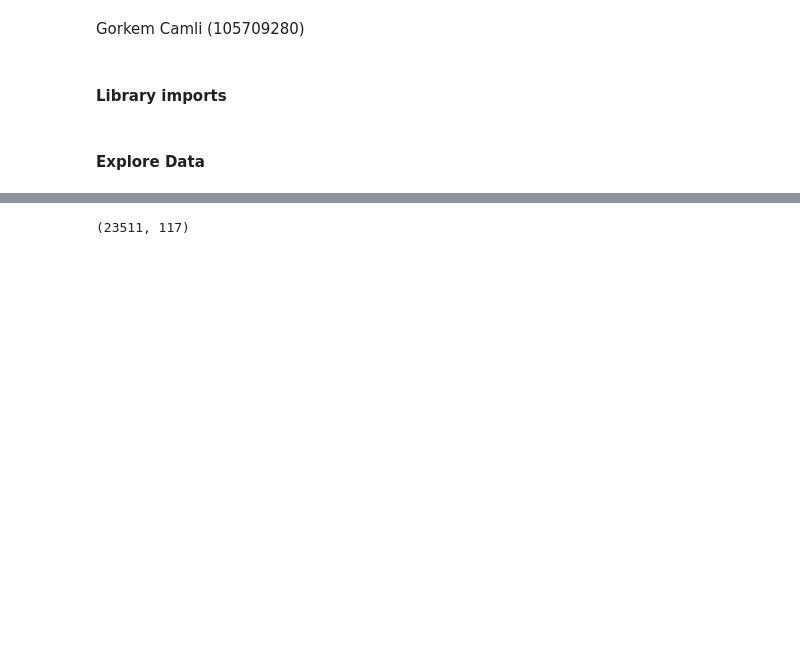
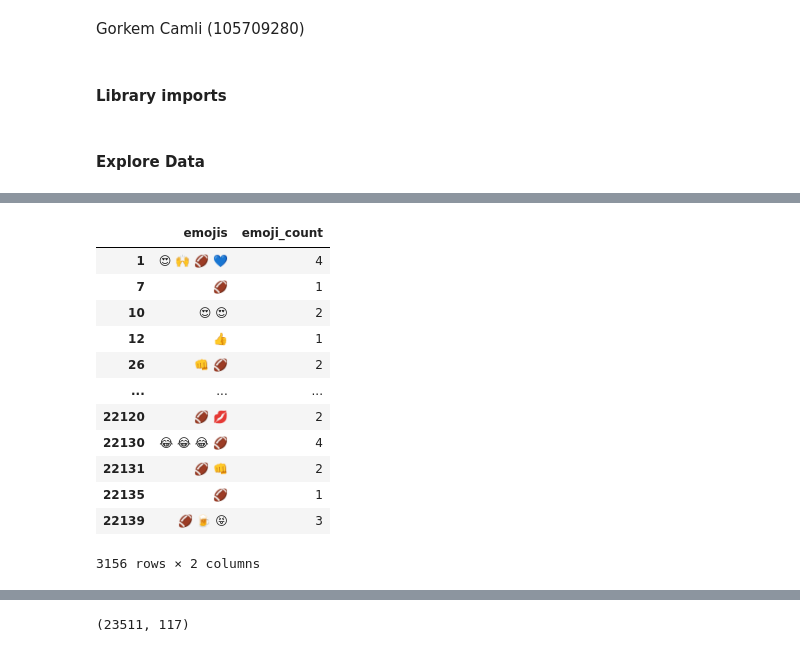
Before and after one commit to camligorkem/data-sicence-projects, a Jupyter notebook: project_4/Project_4_Part2_Twitter_Data.ipynb, the cells around one changed output, grey strips where cells are left out. Drawn from its saved outputs; the diff is of its cells as text; code cells hidden in the pictures; blank space fills up the shorter version.

```diff
--- a/project_4/Project_4_Part2_Twitter_Data.ipynb
+++ b/project_4/Project_4_Part2_Twitter_Data.ipynb
@@ -57,0 +227,16 @@ Columns: 117
+# %%
+x_df[x_df.emoji_count!=0]
+# %% [output]
+|  | emojis | emoji_count |
+| 1 | 😍 🙌 🏈 💙 | 4 |
+| 7 | 🏈 | 1 |
+| 10 | 😍 😍 | 2 |
+| 12 | 👍 | 1 |
+| 26 | 👊 🏈 | 2 |
+| ... | ... | ... |
+| 22120 | 🏈 💋 | 2 |
+| 22130 | 😂 😂 😂 🏈 | 4 |
+| 22131 | 🏈 👊 | 2 |
+| 22135 | 🏈 | 1 |
+| 22139 | 🏈 🍺 😝 | 3 |
+3156 rows × 2 columns
```
Also changed, not shown: parts of 31 cells of this notebook.
